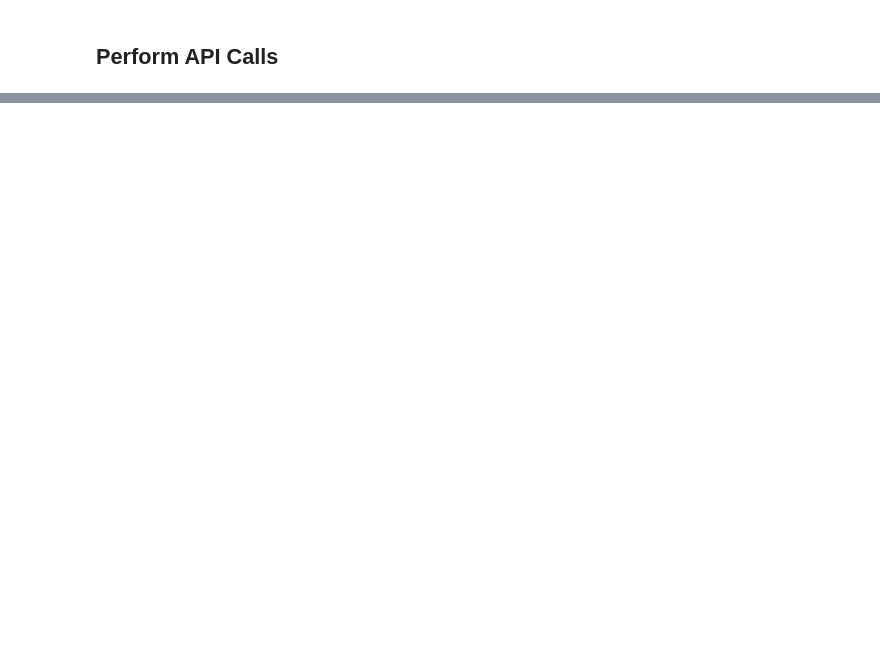
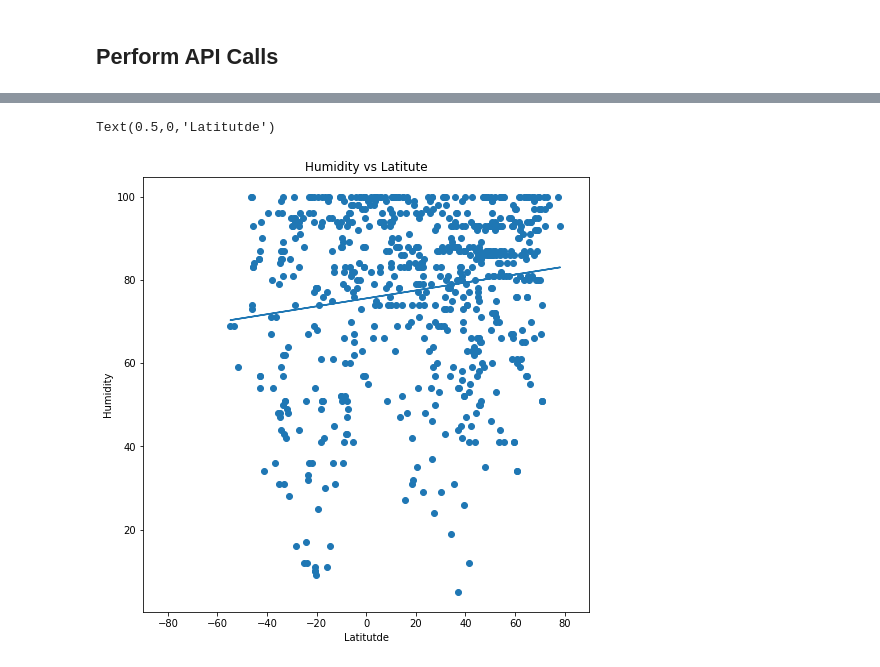
Before and after one commit to XaraRoy/API-Homework, a Jupyter notebook: WeatherAPI.ipynb, the cells around one changed output, grey strips where cells are left out. Cells and saved outputs as stored; diff of their text form; code cells hidden in the pictures; blank space fills up the shorter version.

```diff
--- a/WeatherAPI.ipynb
+++ b/WeatherAPI.ipynb
@@ -158,0 +135,17 @@ for lat in lats:
+# %%
+#Humidity VS Latitude
+x = Weather_DF["lat"]
+y = Weather_DF["humidity"]
+plt.figure(figsize=(8,8))
+plt.scatter(x,y)
+plt.xlim(-90, 90)
+plt.title("Humidity vs Latitute")
+z = np.polyfit(x, y, 1)
+p = np.poly1d(z)
+plt.plot(x,p(x))
+# the line equation:
+plt.ylabel("Humidity")
+plt.xlabel("Latitutde")
+# %% [output]
+Text(0.5,0,'Latitutde')
+[figure, added]
```
Also changed, not shown: parts of 11 cells of this notebook.
